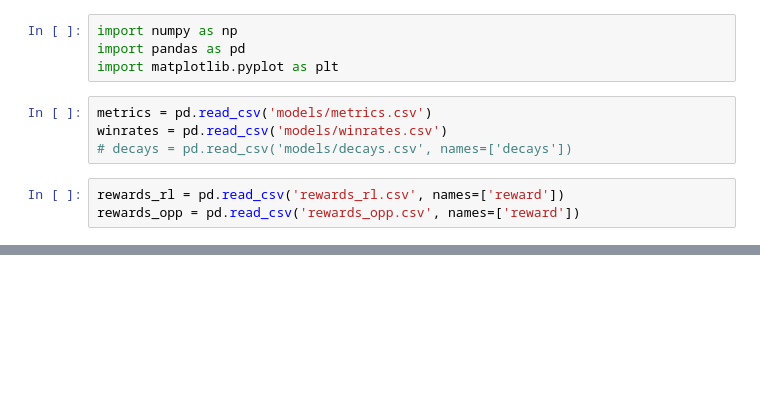
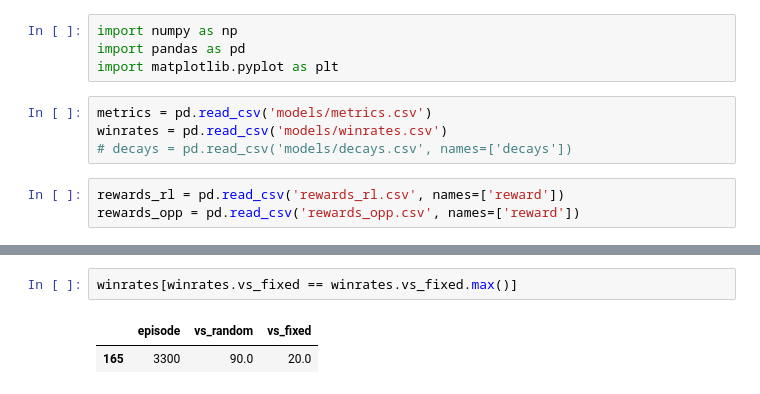
Before and after one commit to ARVILab/monopoly, a Jupyter notebook: loss_viz.ipynb, the cells around one changed output, grey strips where cells are left out. Drawn from its saved outputs; the diff is of its cells as text; blank space fills up the shorter version.

```diff
--- a/loss_viz.ipynb
+++ b/loss_viz.ipynb
@@ -93,0 +94,5 @@ plt.show()
+# %%
+winrates[winrates.vs_fixed == winrates.vs_fixed.max()]
+# %% [output]
+|  | episode | vs_random | vs_fixed |
+| 165 | 3300 | 90.0 | 20.0 |
```
Also changed, not shown: parts of 13 cells of this notebook, 4 other files.
